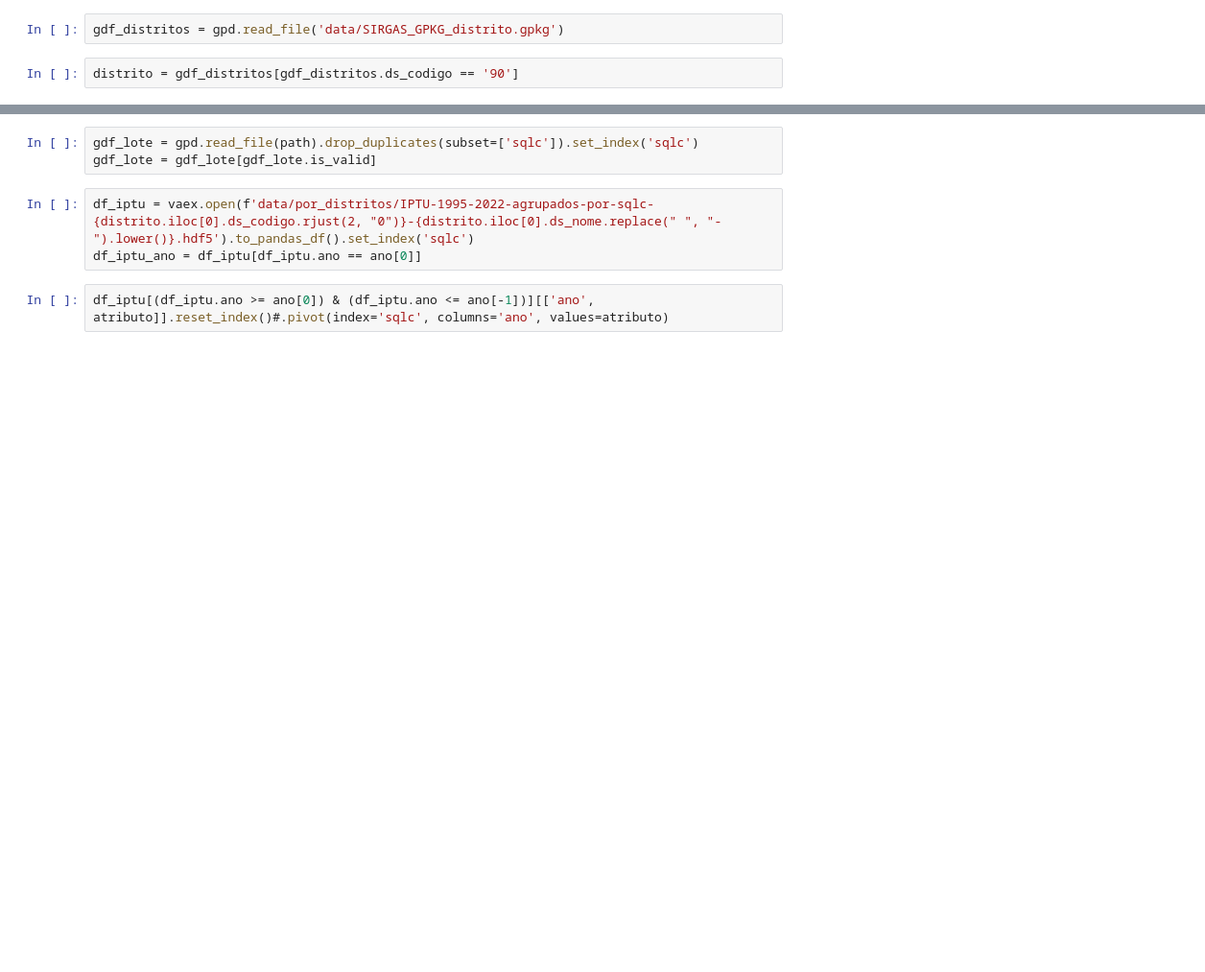
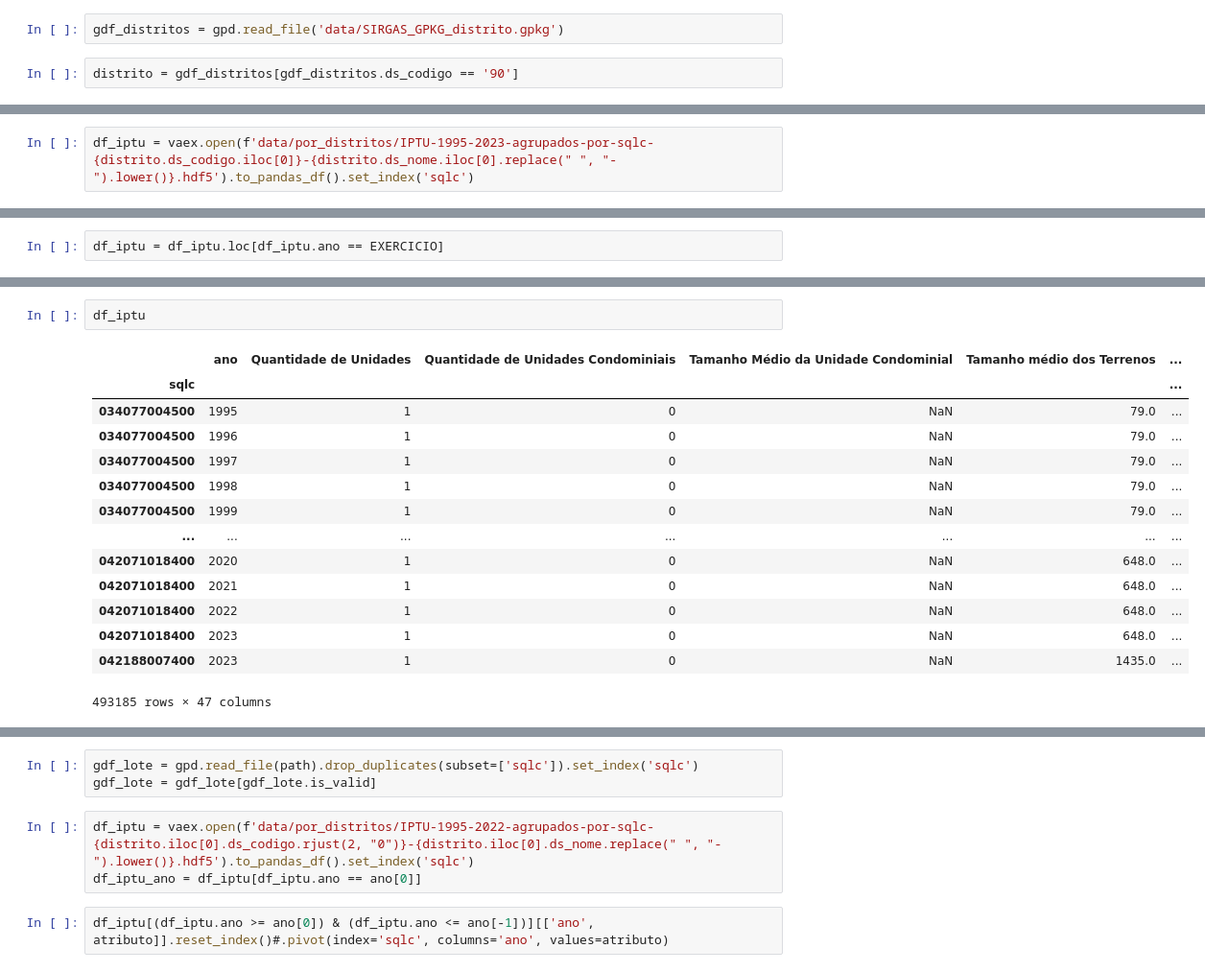
Before and after one commit to cem-usp/dash-iptu, a Jupyter notebook: 08 - Gerando arquivo de lote.ipynb, the cells around one changed output, grey strips where cells are left out. Shown at 96% size. Cells and saved outputs as stored; diff of their text form; blank space fills up the shorter version.

```diff
--- a/08 - Gerando arquivo de lote.ipynb
+++ b/08 - Gerando arquivo de lote.ipynb
@@ -18,0 +43,2 @@ lotes_agregados_por_ano/1995/SIRGAS_SHP_LOTES_90_VILA_MARIANA_IPTU_1995.gpkg
+# %%
+df_iptu = vaex.open(f'data/por_distritos/IPTU-1995-2023-agrupados-por-sqlc-{distrito.ds_codigo.iloc[0]}-{distrito.ds_nome.iloc[0].replace(" ", "-").lower()}.hdf5').to_pandas_df().set_index('sqlc')
@@ -18,0 +49,2 @@ lotes_agregados_por_ano/1995/SIRGAS_SHP_LOTES_90_VILA_MARIANA_IPTU_1995.gpkg
+# %%
+df_iptu = df_iptu.loc[df_iptu.ano == EXERCICIO]
@@ -18,0 +217,17 @@ lotes_agregados_por_ano/1995/SIRGAS_SHP_LOTES_90_VILA_MARIANA_IPTU_1995.gpkg
+# %%
+df_iptu
+# %% [output]
+|  | ano | Quantidade de Unidades | Quantidade de Unidades Condominiais | Tamanho Médio da Unidade Condominial | Tamanho médio dos Terrenos | ... |
+| sqlc |  |  |  |  |  | ... |
+| 034077004500 | 1995 | 1 | 0 | NaN | 79.0 | ... |
+| 034077004500 | 1996 | 1 | 0 | NaN | 79.0 | ... |
+| 034077004500 | 1997 | 1 | 0 | NaN | 79.0 | ... |
+| 034077004500 | 1998 | 1 | 0 | NaN | 79.0 | ... |
+| 034077004500 | 1999 | 1 | 0 | NaN | 79.0 | ... |
+| ... | ... | ... | ... | ... | ... | ... |
+| 042071018400 | 2020 | 1 | 0 | NaN | 648.0 | ... |
+| 042071018400 | 2021 | 1 | 0 | NaN | 648.0 | ... |
+| 042071018400 | 2022 | 1 | 0 | NaN | 648.0 | ... |
+| 042071018400 | 2023 | 1 | 0 | NaN | 648.0 | ... |
+| 042188007400 | 2023 | 1 | 0 | NaN | 1435.0 | ... |
+493185 rows × 47 columns
```
Also changed, not shown: parts of 34 cells of this notebook, 4 other files.
